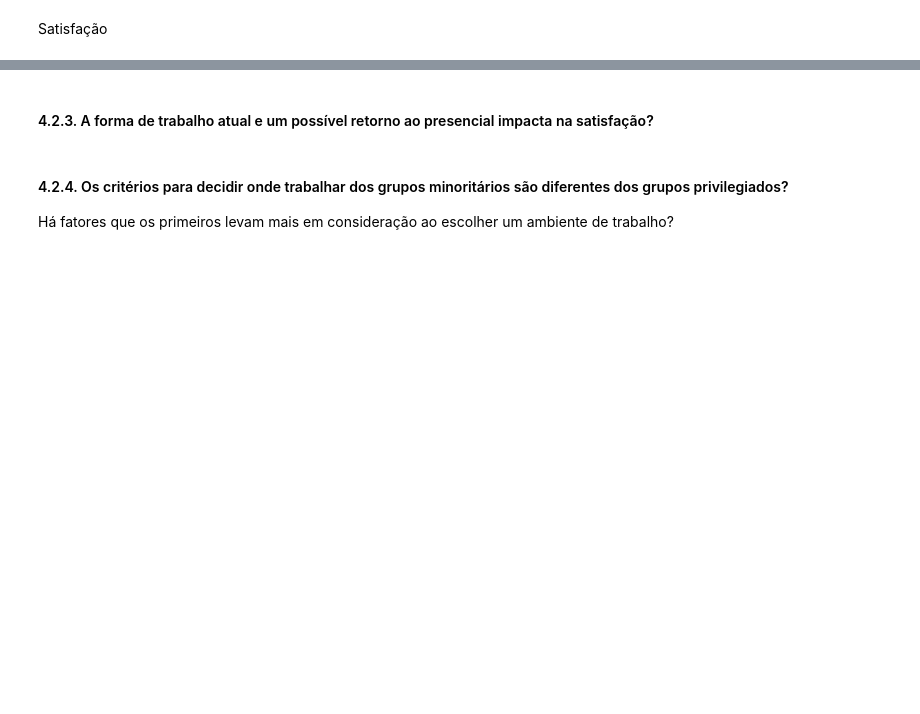
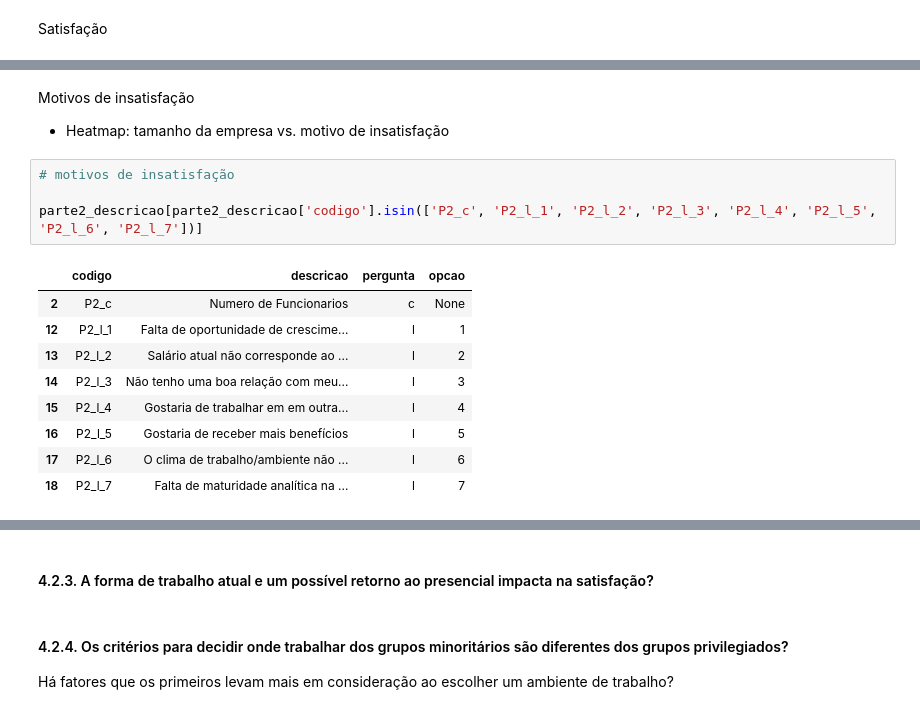
Before and after one commit to leticiafaria7/challenge-state-of-data, a Jupyter notebook: challenge-state-of-data.ipynb, the cells around one changed output, grey strips where cells are left out. Drawn from its saved outputs; the diff is of its cells as text; blank space fills up the shorter version.

```diff
--- a/challenge-state-of-data.ipynb
+++ b/challenge-state-of-data.ipynb
@@ -1218,0 +1241,18 @@ Motivos de insatisfação
+# %% [markdown]
+Motivos de insatisfação
+
+- Heatmap: tamanho da empresa vs. motivo de insatisfação
+# %%
+# motivos de insatisfação
+
+parte2_descricao[parte2_descricao['codigo'].isin(['P2_c', 'P2_l_1', 'P2_l_2', 'P2_l_3', 'P2_l_4', 'P2_l_5', 'P2_l_6', 'P2_l_7'])]
+# %% [output]
+|  | codigo | descricao | pergunta | opcao |
+| 2 | P2_c | Numero de Funcionarios | c | None |
+| 12 | P2_l_1 | Falta de oportunidade de crescime... | l | 1 |
+| 13 | P2_l_2 | Salário atual não corresponde ao ... | l | 2 |
+| 14 | P2_l_3 | Não tenho uma boa relação com meu... | l | 3 |
+| 15 | P2_l_4 | Gostaria de trabalhar em em outra... | l | 4 |
+| 16 | P2_l_5 | Gostaria de receber mais benefícios | l | 5 |
+| 17 | P2_l_6 | O clima de trabalho/ambiente não ... | l | 6 |
+| 18 | P2_l_7 | Falta de maturidade analítica na ... | l | 7 |
```
Also changed, not shown: parts of 8 cells of this notebook.
